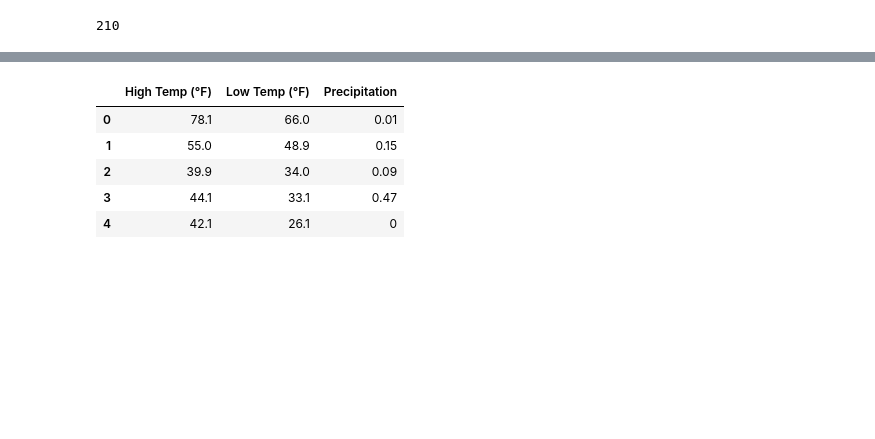
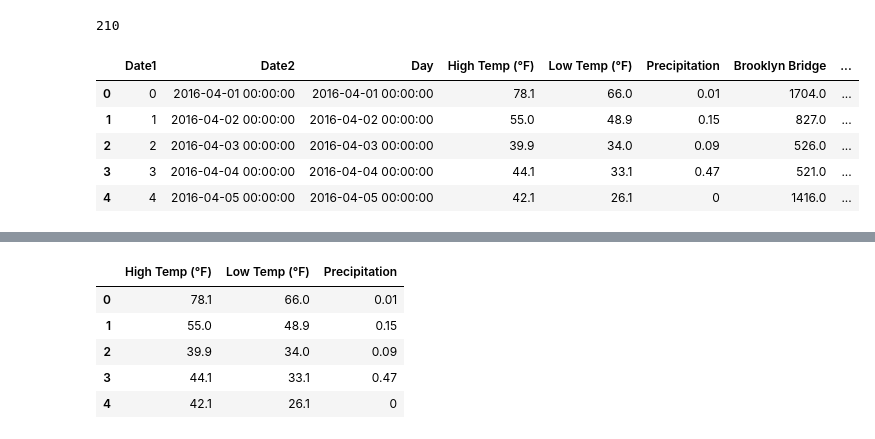
Before and after one commit to eyang9001/Cycling-Workout-Generator, a Jupyter notebook: Untitled.ipynb, the cells around one changed output, grey strips where cells are left out. Drawn from its saved outputs; the diff is of its cells as text; code cells hidden in the pictures; blank space fills up the shorter version.

```diff
--- a/Untitled.ipynb
+++ b/Untitled.ipynb
@@ -29,0 +38,9 @@ len(df)
+# %%
+df.head()
+# %% [output]
+|  | Date1 | Date2 | Day | High Temp (°F) | Low Temp (°F) | Precipitation | Brooklyn Bridge | ... |
+| 0 | 0 | 2016-04-01 00:00:00 | 2016-04-01 00:00:00 | 78.1 | 66.0 | 0.01 | 1704.0 | ... |
+| 1 | 1 | 2016-04-02 00:00:00 | 2016-04-02 00:00:00 | 55.0 | 48.9 | 0.15 | 827.0 | ... |
+| 2 | 2 | 2016-04-03 00:00:00 | 2016-04-03 00:00:00 | 39.9 | 34.0 | 0.09 | 526.0 | ... |
+| 3 | 3 | 2016-04-04 00:00:00 | 2016-04-04 00:00:00 | 44.1 | 33.1 | 0.47 | 521.0 | ... |
+| 4 | 4 | 2016-04-05 00:00:00 | 2016-04-05 00:00:00 | 42.1 | 26.1 | 0 | 1416.0 | ... |
```
Also changed, not shown: parts of 7 cells of this notebook, 1 other file.
